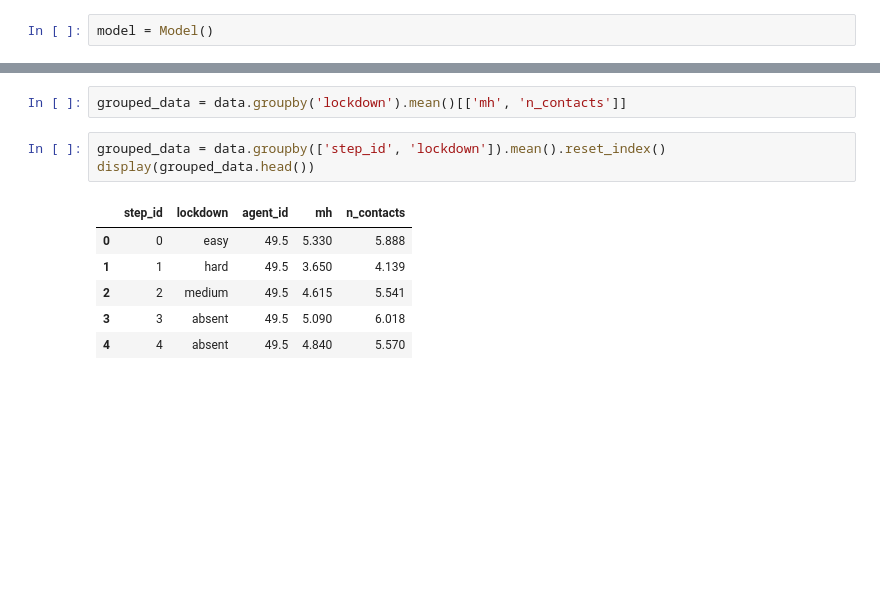
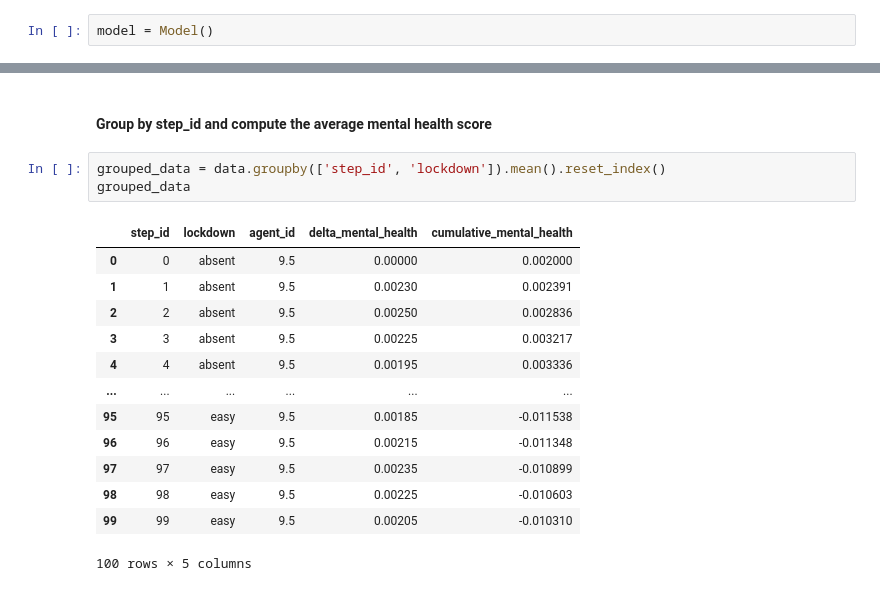
Before and after one commit to covid19ABM/comma, a Jupyter notebook: notebooks/tutorial.ipynb, the cells around one changed output, grey strips where cells are left out. Drawn from its saved outputs; the diff is of its cells as text; blank space fills up the shorter version.

```diff
--- a/notebooks/tutorial.ipynb
+++ b/notebooks/tutorial.ipynb
@@ -79,13 +50,20 @@ display(data.head())
+# %% [markdown]
+#### Group by step_id and compute the average mental health score
 # %%
-grouped_data = data.groupby('lockdown').mean()[['mh', 'n_contacts']]
+grouped_data = data.groupby(['step_id', 'lockdown']).mean().reset_index()
+grouped_data
+# %% [output]
+|  | step_id | lockdown | agent_id | delta_mental_health | cumulative_mental_health |
+| 0 | 0 | absent | 9.5 | 0.00000 | 0.002000 |
+| 1 | 1 | absent | 9.5 | 0.00230 | 0.002391 |
+| 2 | 2 | absent | 9.5 | 0.00250 | 0.002836 |
+| 3 | 3 | absent | 9.5 | 0.00225 | 0.003217 |
+| 4 | 4 | absent | 9.5 | 0.00195 | 0.003336 |
+| ... | ... | ... | ... | ... | ... |
+| 95 | 95 | easy | 9.5 | 0.00185 | -0.011538 |
+| 96 | 96 | easy | 9.5 | 0.00215 | -0.011348 |
+| 97 | 97 | easy | 9.5 | 0.00235 | -0.010899 |
+| 98 | 98 | easy | 9.5 | 0.00225 | -0.010603 |
+| 99 | 99 | easy | 9.5 | 0.00205 | -0.010310 |
+100 rows × 5 columns
-# %%
-grouped_data = data.groupby(['step_id', 'lockdown']).mean().reset_index()
-display(grouped_data.head())
-# %% [output]
-|  | step_id | lockdown | agent_id | mh | n_contacts |
-| 0 | 0 | easy | 49.5 | 5.330 | 5.888 |
-| 1 | 1 | hard | 49.5 | 3.650 | 4.139 |
-| 2 | 2 | medium | 49.5 | 4.615 | 5.541 |
-| 3 | 3 | absent | 49.5 | 5.090 | 6.018 |
-| 4 | 4 | absent | 49.5 | 4.840 | 5.570 |
 # %% [markdown]
```
Also changed, not shown: parts of 26 cells of this notebook, 5 other files.
